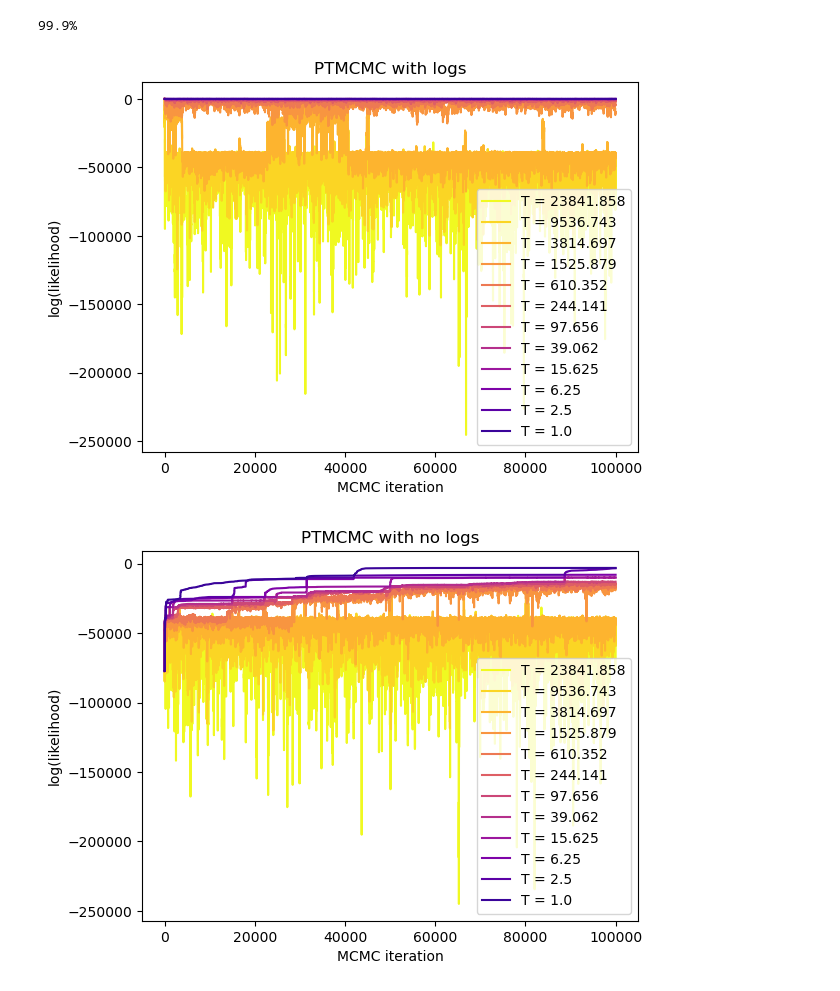
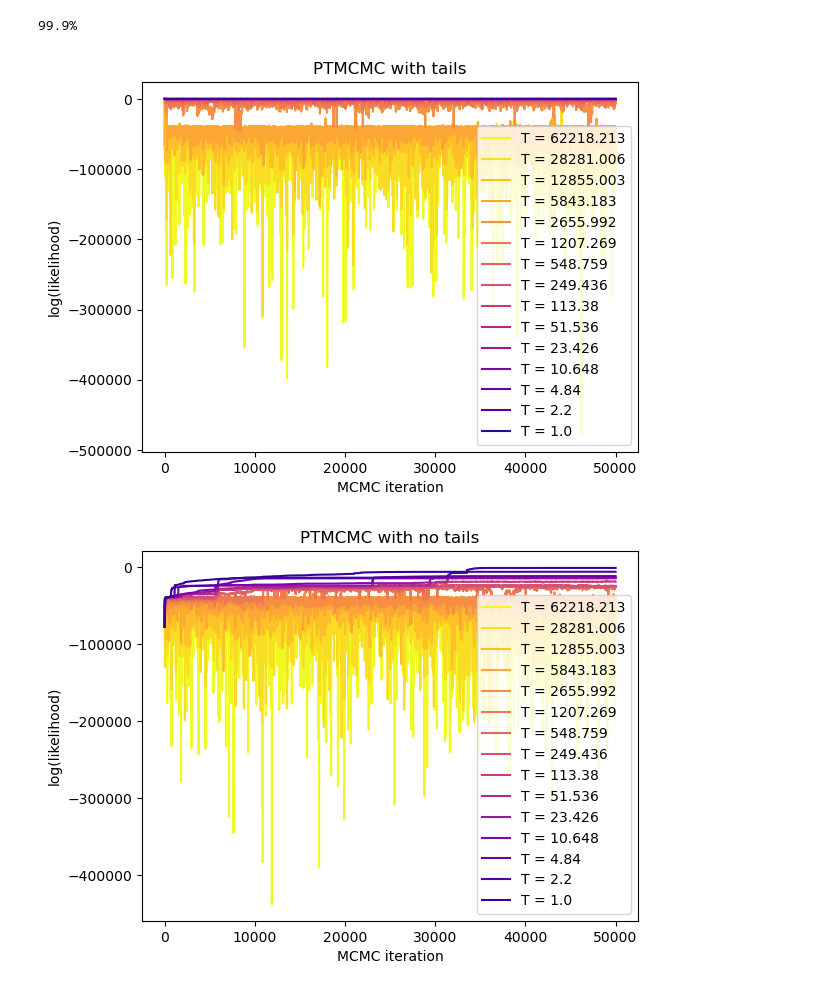
Before and after one commit to jimmy-gw/GWTails_ParameterEstimation, a Jupyter notebook: example_suppression.ipynb, the cells around one changed output. Cells and saved outputs as stored; diff of their text form; code cells hidden in the pictures.

```diff
--- a/example_suppression.ipynb
+++ b/example_suppression.ipynb
@@ -112,17 +112,22 @@ Fisher = j.Fisher(d.x_inj)
 Fisher_suppressed = j.Fisher(d.x_inj, d._Lambda)
 
 diff_evol = j.DifferentialEvolution(len_history=100)
-jump_proposals = [[Fisher.vectorized_Fisher_jump, 20],
-                  [diff_evol.vectorized_DE_jump, 20]]
-jump_proposals_suppressed = [[Fisher_suppressed.vectorized_Fisher_jump, 20],
-                  [diff_evol.vectorized_DE_jump, 20]]
+prior_draw = j.PriorDraw()
 
 
-# do PTMCMC with logs!
-num_samples = int(1e5)
-num_chains = 12
+jump_proposals = [[Fisher.vectorized_Fisher_jump, 20],
+                  [diff_evol.vectorized_DE_jump, 20],
+                  [prior_draw.vectorized_prior_draw, 0.91370559]]
+jump_proposals_suppressed = [[Fisher_suppressed.vectorized_Fisher_jump, 20],
+                  [diff_evol.vectorized_DE_jump, 20],
+                  [prior_draw.vectorized_prior_draw, 0.91370559]]
+
+
+# do PTMCMC with tails!
+num_samples = int(5e4)
+num_chains = 15
 chain_ndxs = np.arange(num_chains)
-temp_ladder = 2.5**chain_ndxs
+temp_ladder = 2.2**chain_ndxs
 temp_ladder_suppressed = temp_ladder
 
 samples, lnposts = PTMCMC(num_samples=num_samples,
@@ -133,11 +138,11 @@ samples, lnposts = PTMCMC(num_samples=num_samples,
                           temp_ladder=temp_ladder,
                           PT_swap_weight=10)
 
-# do PTMCMC again with no logs!
+# do PTMCMC again with no tails!
 samples_suppressed, lnposts_suppressed = PTMCMC(num_samples=num_samples,
                                                 num_chains=num_chains,
                                                 x0=d.x_inj,
-                                                ln_posterior_func=l.ln_posterior,
+                                                ln_posterior_func=l.ln_posterior_suppressed,
                                                 jump_proposals=jump_proposals_suppressed,
                                                 temp_ladder=temp_ladder_suppressed,
                                                 PT_swap_weight=10,
@@ -148,24 +153,27 @@ samples_suppressed, lnposts_suppressed = PTMCMC(num_samples=num_samples,
 # %%
 # plot likelihood values of chains (without temperature scaling)
 chain_colors = list(reversed([plt.cm.plasma(i / num_chains) for i in range(1, num_chains + 1)]))
 
 for j, (temp, color) in enumerate(zip(temp_ladder[::-1], chain_colors)):
     plt.plot(lnposts[::-1][j] * temp, color=color, label=f'T = {round(temp, 3)}')
-plt.title('PTMCMC with logs')
+plt.title('PTMCMC with tails')
 plt.xlabel('MCMC iteration')
 plt.ylabel('log(likelihood)')
 plt.legend(loc='lower right')
 plt.show()
 
 for j, (temp, color) in enumerate(zip(temp_ladder_suppressed[::-1], chain_colors)):
     plt.plot(lnposts_suppressed[::-1][j] * temp, color=color, label=f'T = {round(temp, 3)}')
-plt.title('PTMCMC with no logs')
+plt.title('PTMCMC with no tails')
 plt.xlabel('MCMC iteration')
 plt.ylabel('log(likelihood)')
 plt.legend(loc='lower right')
 plt.show()
+
+
+# Complete effing catastrophe.
 # %% [output]
-[figure, old version]
+[figure, new version]
-[figure, old version]
+[figure, new version]
 # %%
 ## trace plots for T = 1 chain
```
Also changed, not shown: parts of 5 cells of this notebook, 5 other files.
